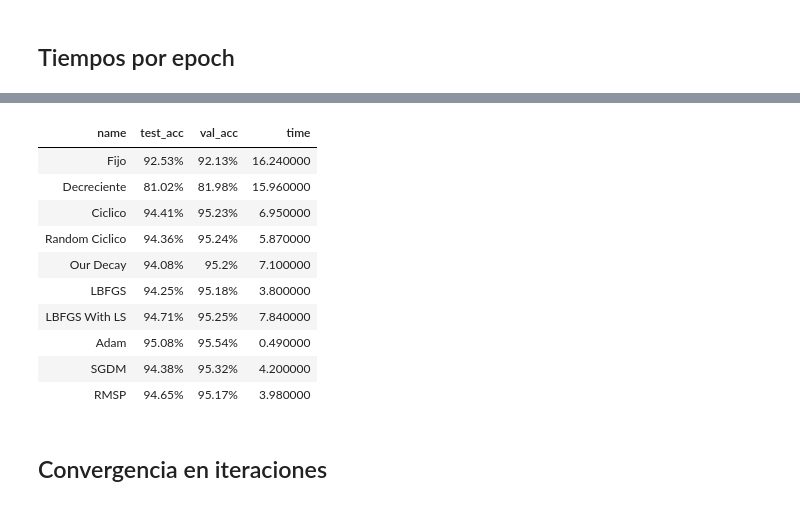
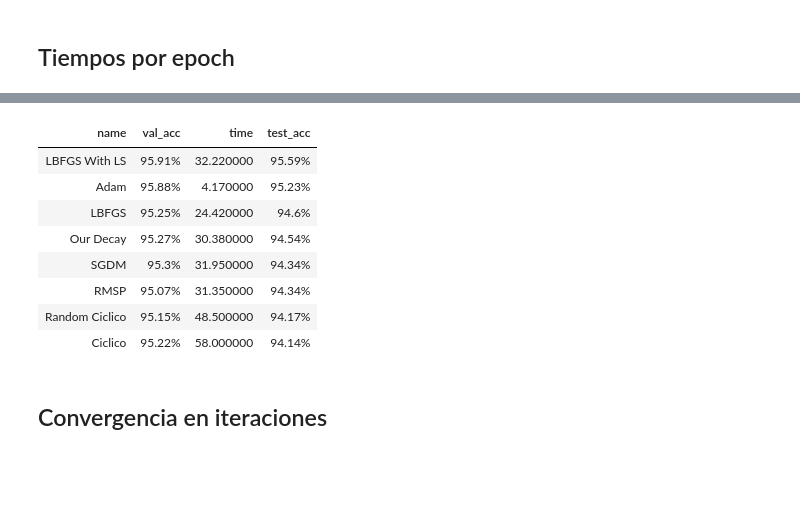
Before and after one commit to DenisPerez/NN_Tests_DG, a Jupyter notebook: Iteracion1_new.ipynb, the cells around one changed output, grey strips where cells are left out. Saved outputs shown, nothing was run; the diff lists cells and outputs as text; code cells hidden in the pictures; blank space fills up the shorter version.

```diff
--- a/Iteracion1_new.ipynb
+++ b/Iteracion1_new.ipynb
@@ -1172,13 +1219,4 @@ resultados['SGDM']['lr'] = SGDM_lr_list
 resultados['SGDM']['test_acc'] = resultados['SGDM']['test_acc'] / MAX_ITERATIONS
 resultados['SGDM']['val_acc_list'] = DeleteZerosFromList(DivideList(resultados['SGDM']['val_acc_list'], MAX_ITERATIONS))
 resultados['SGDM']['cost'] = DeleteZerosFromList(DivideList(resultados['SGDM']['cost'], MAX_ITERATIONS))
-resultados['SGDM']['time'] = resultados['SGDM']['time'] / MAX_ITERATIONS
-
-# #Saving results
-# resultados['SGDM'] = {}
-# resultados['SGDM']['name'] = 'Momentum'
-# resultados['SGDM']['lr'] = [0]
-# resultados['SGDM']['val_acc_list'] = SGDM_acc_list
-# resultados['SGDM']['test_acc'] = SGDM_acc
-# resultados['SGDM']['cost'] = SGDM_cost_list
-# resultados['SGDM']['time'] = SGDM_time
+resultados['SGDM']['time'] = resultados['SGDM']['time']
@@ -1220,13 +1276,4 @@ resultados['RMSP']['lr'] = RMSP_lr_list
 resultados['RMSP']['test_acc'] = resultados['RMSP']['test_acc'] / MAX_ITERATIONS
 resultados['RMSP']['val_acc_list'] = DeleteZerosFromList(DivideList(resultados['RMSP']['val_acc_list'], MAX_ITERATIONS))
 resultados['RMSP']['cost'] = DeleteZerosFromList(DivideList(resultados['RMSP']['cost'], MAX_ITERATIONS))
-resultados['RMSP']['time'] = resultados['RMSP']['time'] / MAX_ITERATIONS
-
-# #Saving results
-# resultados['RMSP'] = {}
-# resultados['RMSP']['name'] = 'RMSProp'
-# resultados['RMSP']['lr'] = [0]
-# resultados['RMSP']['val_acc_list'] = RMSP_acc_list ## Media de esto
-# resultados['RMSP']['test_acc'] = RMSP_acc ## Media de esto
-# resultados['RMSP']['cost'] = RMSP_cost_list ## Media de esto
-# resultados['RMSP']['time'] = RMSP_time ## Media de esto
+resultados['RMSP']['time'] = resultados['RMSP']['time']
@@ -1244,3 +1309,8 @@ resultados_df['epochs'] = resultados_df.apply(lambda row: len(row['val_acc_list'
 resultados_df['time'] = resultados_df.apply(lambda row: round(row['time']/(1000),2), axis=1)
 resultados_df['val_acc'] = resultados_df.apply(lambda row: '{acc}%'.format(acc = row['val_acc']), axis=1)
 resultados_df['test_acc'] = resultados_df.apply(lambda row: '{acc}%'.format(acc = row['test_acc']), axis=1)
+
+resultados_df = resultados_df.sort_values(by=['test_acc'],ascending=False)
+# %%
+#Agregar 0 al comienzo de los accuracy
+resultados_df['val_acc_list'] = resultados_df.apply(lambda row: row['val_acc_list'], axis=1)
@@ -1295,16 +1366,14 @@ resultados_df
 # %%
-resultados_df[['name','test_acc','val_acc','time']].style.hide_index()
+resultados_df[['name','val_acc','time','test_acc']].style.hide_index()
 # %% [output]
-| name | test_acc | val_acc | time |
-| Fijo | 92.53% | 92.13% | 16.240000 |
-| Decreciente | 81.02% | 81.98% | 15.960000 |
-| Ciclico | 94.41% | 95.23% | 6.950000 |
-| Random Ciclico | 94.36% | 95.24% | 5.870000 |
-| Our Decay | 94.08% | 95.2% | 7.100000 |
-| LBFGS | 94.25% | 95.18% | 3.800000 |
-| LBFGS With LS | 94.71% | 95.25% | 7.840000 |
-| Adam | 95.08% | 95.54% | 0.490000 |
-| SGDM | 94.38% | 95.32% | 4.200000 |
-| RMSP | 94.65% | 95.17% | 3.980000 |
+| name | val_acc | time | test_acc |
+| LBFGS With LS | 95.91% | 32.220000 | 95.59% |
+| Adam | 95.88% | 4.170000 | 95.23% |
+| LBFGS | 95.25% | 24.420000 | 94.6% |
+| Our Decay | 95.27% | 30.380000 | 94.54% |
+| SGDM | 95.3% | 31.950000 | 94.34% |
+| RMSP | 95.07% | 31.350000 | 94.34% |
+| Random Ciclico | 95.15% | 48.500000 | 94.17% |
+| Ciclico | 95.22% | 58.000000 | 94.14% |
 # %% [markdown]
 ## Convergencia en iteraciones
```
Also changed, not shown: parts of 39 cells of this notebook.
